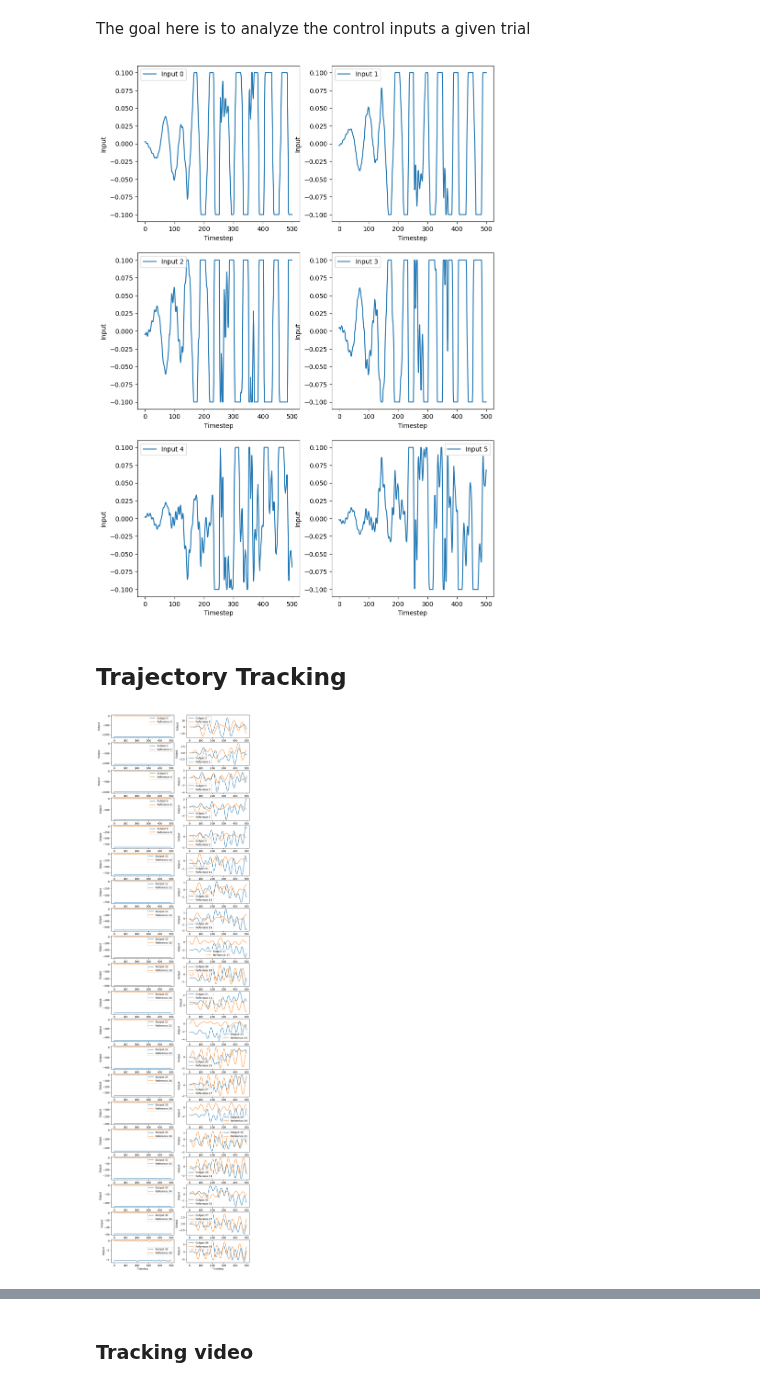
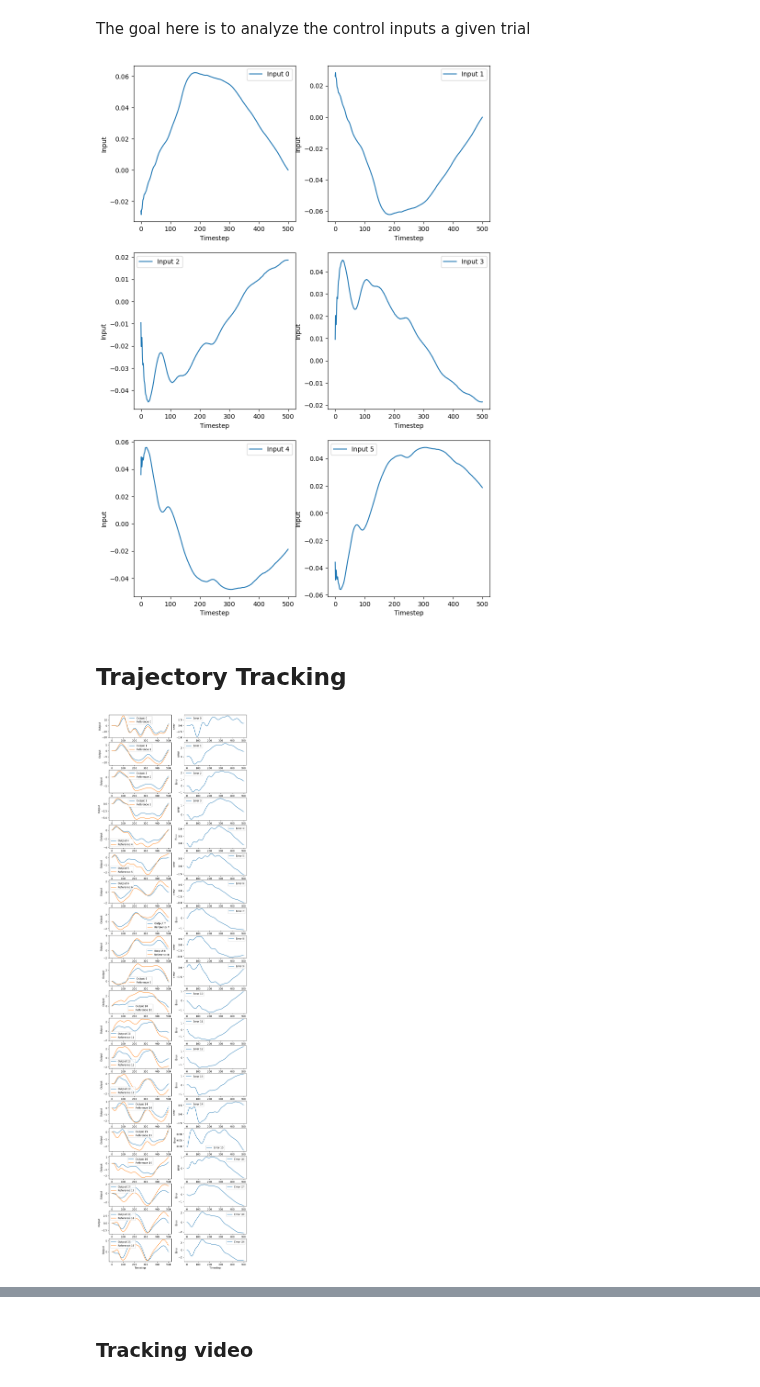
Before and after one commit to iman-adibnazari/anguilliformOptimalControl, a Jupyter notebook: src/notebooks/experiments/rhcAnalysis.ipynb, the cells around one changed output, grey strips where cells are left out. Drawn from its saved outputs; the diff is of its cells as text; code cells hidden in the pictures.

Commit message:
update LOpInf controller with best coefficients yet; create script for running batch control experiment with feasible outputs

```diff
--- a/src/notebooks/experiments/rhcAnalysis.ipynb
+++ b/src/notebooks/experiments/rhcAnalysis.ipynb
@@ -76,7 +76,7 @@ def fetch_trial_data(conn, trial_id,n=1,limit=500):
         return None
 # %%
 # Trial Parameters
-trial_id = 191
+trial_id = 196
 timesteps = 2000
 n = 1
 # %%
@@ -113,4 +113,6 @@ output_data.shape
 # Load in data from npy file
 Y_fom = output_data
 U_fom = input_data
-Y0_fom = Y_fom[0,:]
+Y0_fom = Y_fom[:,0]
+# Center Y_fom about neutral position
+Y_fom = Y_fom-Y0_fom[:,np.newaxis]
@@ -129,18 +135,24 @@ for i in range(6):
     axs[i//2, i%2].set_ylabel("Input")
     axs[i//2, i%2].legend()
 # %% [output]
-[figure, old version]
+[figure, new version]
 # %% [markdown]
 ## Trajectory Tracking
 # %%
 # Show output trajectories against reference trajectories for all 40 outputs
 fig, axs = plt.subplots(20,2, figsize=(10, 40))
 plotTimetsteps = timesteps
-for i in range(40):
-    axs[i//2, i%2].plot(Y_fom[i,:plotTimetsteps], label="Output " + str(i))
-    axs[i//2, i%2].plot(y_refs[i,:plotTimetsteps], label="Reference " + str(i))
-    axs[i//2, i%2].set_xlabel("Timestep")
-    axs[i//2, i%2].set_ylabel("Output")
-    axs[i//2, i%2].legend()
+for i in range(20):
+    axs[i, 0].plot(Y_fom[2*i+1,:plotTimetsteps], label="Output " + str(i))
+    axs[i, 0].plot(y_refs[2*i+1,:plotTimetsteps], label="Reference " + str(i))
+    axs[i, 0].set_xlabel("Timestep")
+    axs[i, 0].set_ylabel("Output")
+    axs[i, 0].legend()
+
+
+    axs[i, 1].plot(Y_fom[2*i+1,:plotTimetsteps]-y_refs[2*i+1,:plotTimetsteps], label="Error " + str(i))
+    axs[i, 1].set_xlabel("Timestep")
+    axs[i, 1].set_ylabel("Error")
+    axs[i, 1].legend()
 # %% [output]
-[figure, old version]
+[figure, new version]
```
Also changed, not shown: parts of 4 cells of this notebook, 7 other files.
